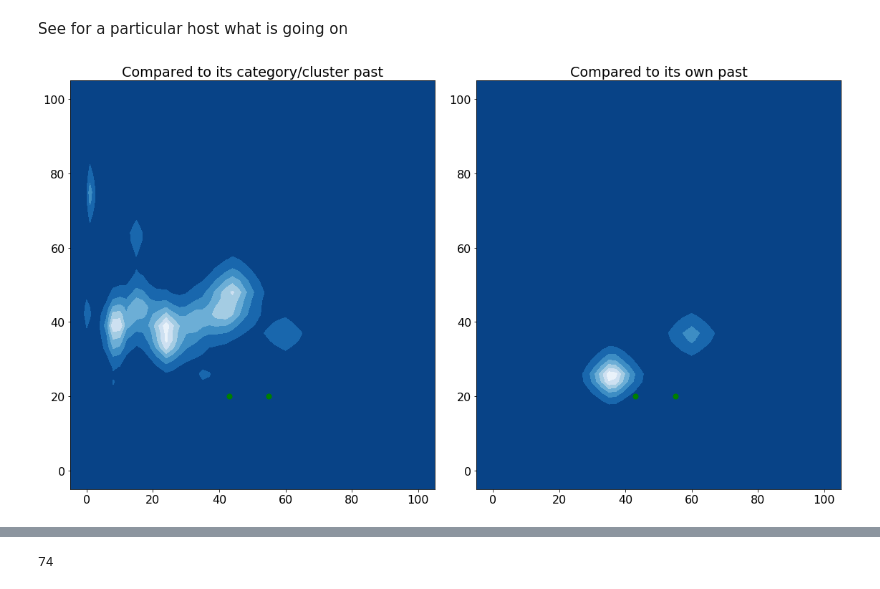
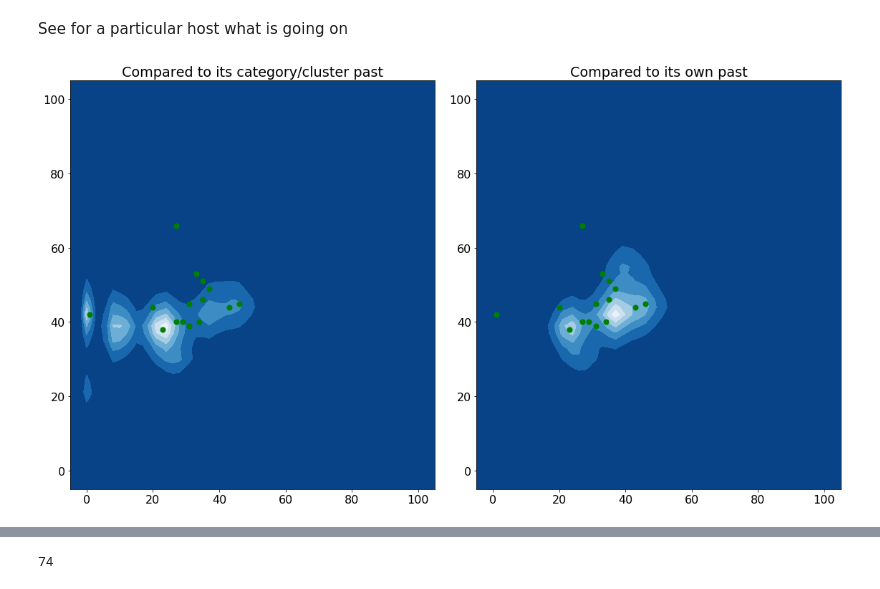
Before and after one commit to SotirisAnagnostidis/onlineAnomalyDetection, a Jupyter notebook: diploma/diploma.ipynb, the cells around one changed output, grey strips where cells are left out. Saved outputs shown, nothing was run; the diff lists cells and outputs as text; code cells hidden in the pictures.

```diff
--- a/diploma/diploma.ipynb
+++ b/diploma/diploma.ipynb
@@ -138,10 +138,10 @@ See for a particular host what is going on
 # %%
 from plots import plot_for_host
 
-data_for_host = plot_for_host('C5788', onlineEM, groupped_data.values)
+data_for_host = plot_for_host('C625', onlineEM, groupped_data.values)
 # print(data_for_host)
 # %% [output]
-[figure, old version]
+[figure, new version]
 # %%
 data_for_host[:10]
 # %% [output]
```
Also changed, not shown: parts of 1 cell of this notebook.
